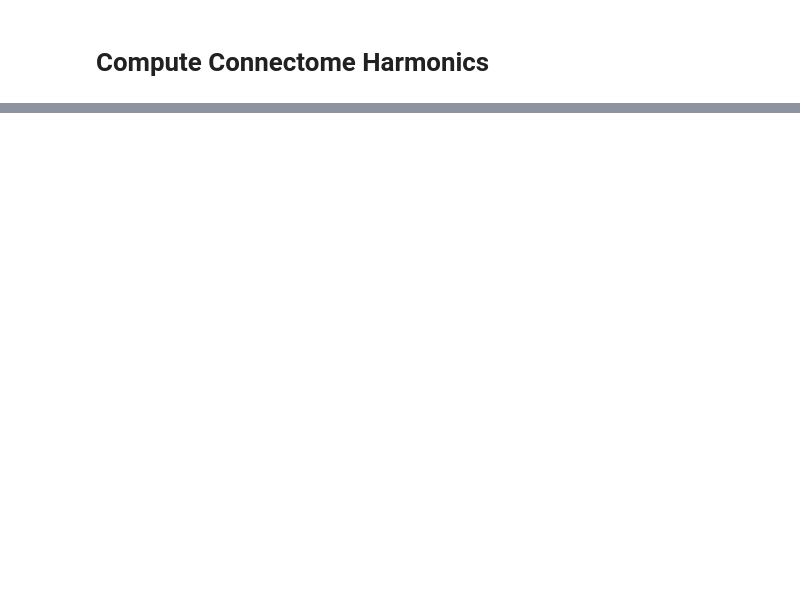
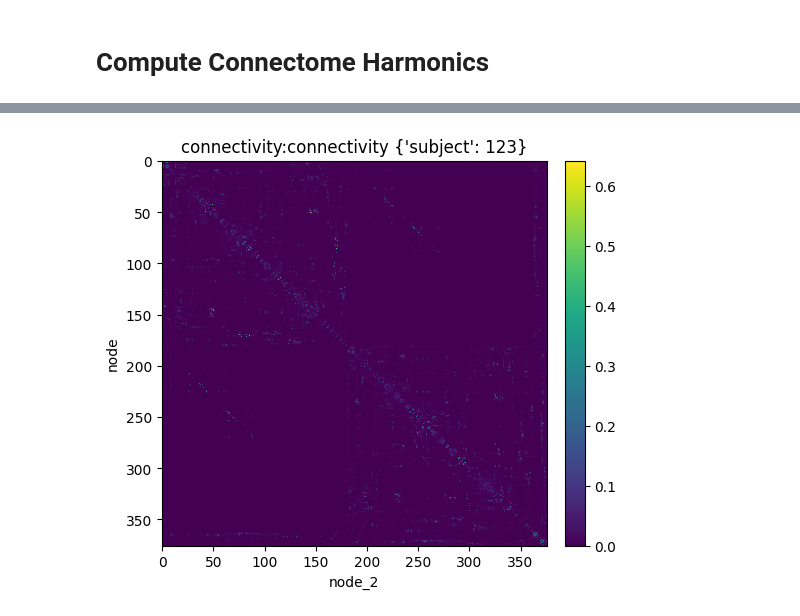
Before and after one commit to tristan-day-research/connectome-harmonics, a Jupyter notebook: experiments/notebooks/00_data_handling.ipynb, the cells around one changed output, grey strips where cells are left out. Cells and saved outputs as stored; diff of their text form; code cells hidden in the pictures; blank space fills up the shorter version.

Commit message:
added population of connectivity matrices xarray and heatmap generation

```diff
--- a/experiments/notebooks/00_data_handling.ipynb
+++ b/experiments/notebooks/00_data_handling.ipynb
@@ -304,0 +194,6 @@ metadata.head()
+# %%
+from ch.viz.heatmaps import plot_heatmap
+
+ax = plot_heatmap(settings, dataset="connectivity", var="connectivity", sel={"subject": 123})
+# %% [output]
+[figure, added]
```
Also changed, not shown: parts of 14 cells of this notebook, 7 other files.
